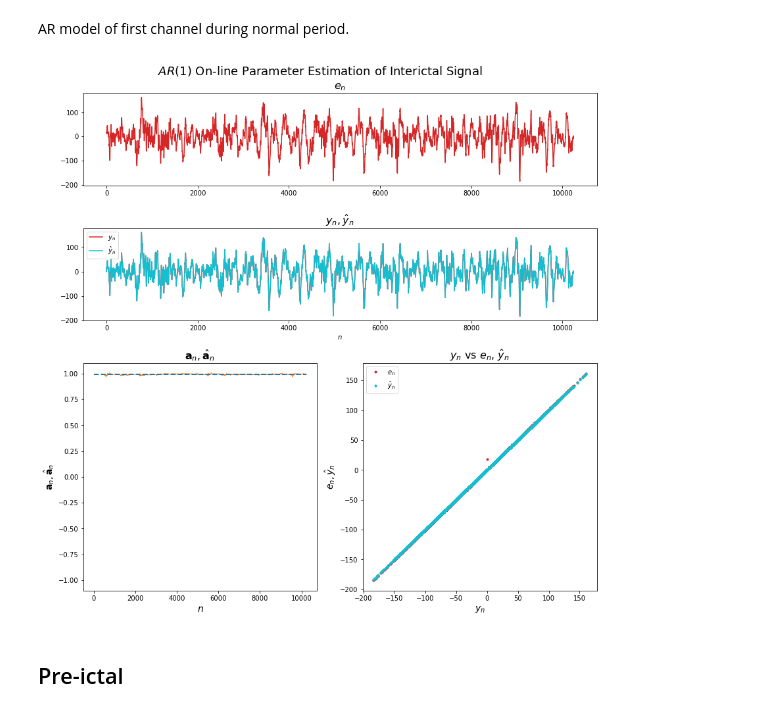
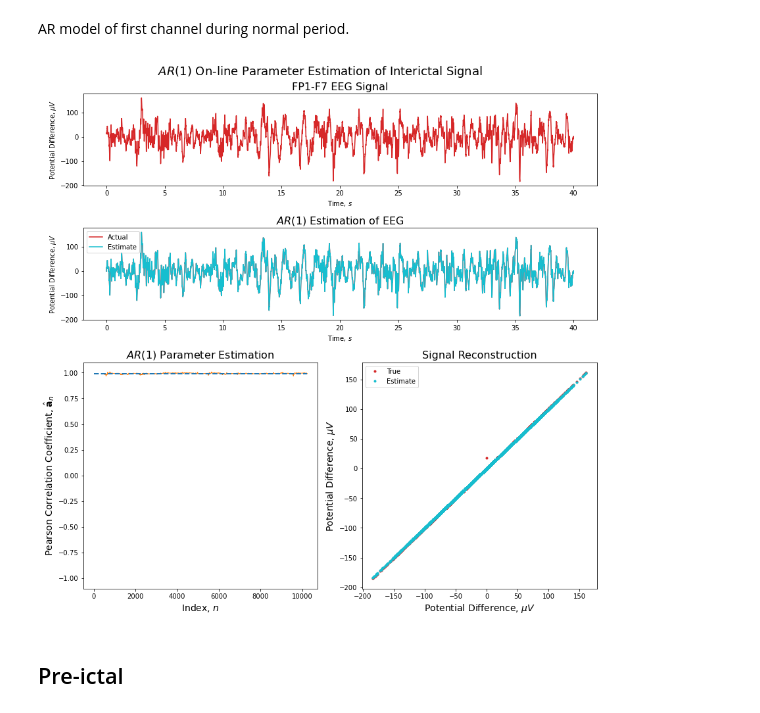
Before and after one commit to samisnotinsane/chbmit-seizure-prediction, a Jupyter notebook: AR_1_response_EEG.ipynb, the cells around one changed output. Drawn from its saved outputs; the diff is of its cells as text; code cells hidden in the pictures.

```diff
--- a/AR_1_response_EEG.ipynb
+++ b/AR_1_response_EEG.ipynb
@@ -79,48 +79,51 @@ for _n in range(L+p, N):                     # On-line estimation of AR paramete
         arhat_window = np.linalg.pinv(ymat)@yb
         arhat_list.append(arhat_window)
 arn = np.array(arn_list)
 arhat = np.array(arhat_list)
 
 y_hat = np.zeros(N)
 for i in range(p, N):
     y_hat[i] = e[i]
     y_hat[i] = y_hat[i] + a.squeeze() * y_hat[i-1]
 
 plt.figure(figsize=(12,12))                  # Visualisations
 
 plt.subplot2grid((4,2), (0, 0), rowspan=1, colspan=2)
-plt.plot(n, e, color='tab:red', label="$e_n$")
-plt.title("$e_n$", fontsize=16)
+plt.plot(times_interictal, e, color='tab:red', label="$e_n$")
+plt.xlabel(r'Time, $s$')
+plt.ylabel(r'Potential Difference, $\mu V$')
+plt.title(f"{ch_names[0]} EEG Signal", fontsize=16)
 
 plt.subplot2grid((4,2), (1, 0), rowspan=1, colspan=2)
 plt.plot(0,0)
-plt.plot(n, y, ls='solid', color='tab:red', label=r'$y_n$')
-plt.plot(n, y_hat, ls='solid', color='tab:cyan', label=r'$\hat{y}_n$')
-plt.xlabel(r'$n$')
+plt.plot(times_interictal, y, ls='solid', color='tab:red', label=r'Actual')
+plt.plot(times_interictal, y_hat, ls='solid', color='tab:cyan', label=r'Estimate')
+plt.xlabel(r'Time, $s$')
+plt.ylabel(r'Potential Difference, $\mu V$')
 plt.legend(loc='best')
-plt.title(r'$y_n, \hat{y}_n$', fontsize=16)
+plt.title(r'$AR(1)$ Estimation of EEG', fontsize=16)
 
 plt.subplot2grid((4,2), (2, 0), rowspan=2, colspan=1)
 _p = plt.plot(arn, arhat, color='tab:orange', lw=1)
 plt.plot([0, n[-1]], [arhat.mean() ,arhat.mean()], '--', lw=2, color='tab:blue')
 plt.ylim(-1.1, 1.1)
-plt.xlabel("$n$", fontsize=14)
-plt.ylabel("$\mathbf{a}_n, \hat{\mathbf{a}}_n$", fontsize=14)
-plt.title("$\mathbf{a}_n, \hat{\mathbf{a}}_n$", fontsize=16)
+plt.xlabel("Index, $n$", fontsize=14)
+plt.ylabel("Pearson Correlation Coefficient, $\hat{\mathbf{a}}_n$", fontsize=14)
+plt.title("$AR(1)$ Parameter Estimation", fontsize=16)
 
 plt.subplot2grid((4,2), (2,1), rowspan=2, colspan=1)
-plt.plot(y, e, '.', color='tab:red', label=r'$e_n$')
-plt.plot(y, y_hat, '.', color='tab:cyan', label=r'$\hat{y}_n$')
+plt.plot(y, e, '.', color='tab:red', label='True')
+plt.plot(y, y_hat, '.', color='tab:cyan', label='Estimate')
 plt.legend(loc='best')
-plt.xlabel(r'$y_n$', fontsize=14)
-plt.ylabel(r'$e_n, \hat{y}_n$', fontsize=14)
-plt.title(r'$y_n$ vs $e_n$, $\hat{y}_n$', fontsize=16)
+plt.xlabel(r'Potential Difference, $\mu V$', fontsize=14)
+plt.ylabel(r'Potential Difference, $\mu V$', fontsize=14)
+plt.title('Signal Reconstruction', fontsize=16)
 
 plt.suptitle(r'$AR(1)$ On-line Parameter Estimation of Interictal Signal', fontsize=18)
 plt.tight_layout()
 plt.show()
 # %% [output]
-[figure, old version]
+[figure, new version]
 # %% [markdown]
 ## Pre-ictal
 # %% [markdown]
```
